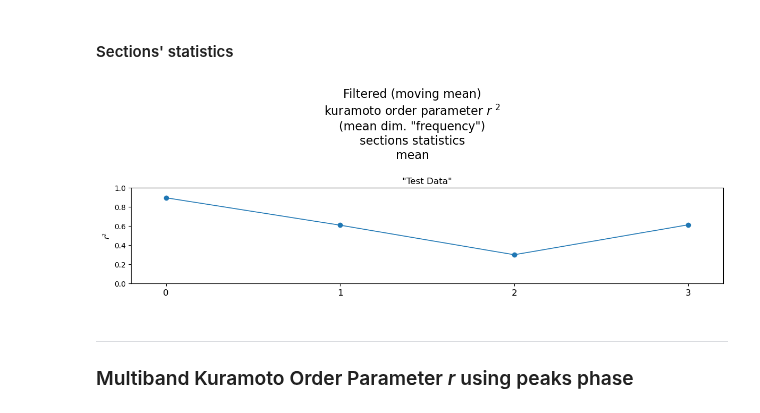
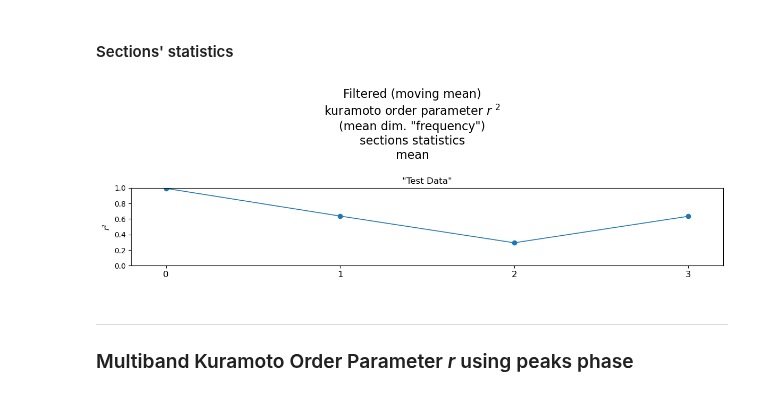
Before and after one commit to juigmend/SynCoord, a Jupyter notebook: docs/Kuramoto_r.ipynb, the cells around one changed output. Drawn from its saved outputs; the diff is of its cells as text; code cells hidden in the pictures.

Commit message:
correct section stats margins

```diff
--- a/docs/Kuramoto_r.ipynb
+++ b/docs/Kuramoto_r.ipynb
@@ -119,17 +119,17 @@ kr_fft_aggr_top.visualise( vscale=1.3, vistype='line', dlattr='1.2' )
 #### Sections' statistics
 # %%
 
-sec_margins = [[0,0.5],[0.5,0.5],[0.5,0.5],[0.5,0]] # <--- sections' margins (seconds)
+sec_margins = [[1,1] for _ in range(4)] # <--- sections' margins (seconds)
 
 kr_fft_aggr_top_stats = sc.ptdata.secstats( kr_fft_aggr_top, margins=sec_margins, last=True )
-kr_fft_aggr_top_stats.visualise( statistics='mean', vscale=1.2 )
+kr_fft_aggr_top_stats.visualise( statistics='mean', vscale=1.1 )
 
 import matplotlib.pyplot as plt
 plt.ylim((0,1))
 plt.xlim((-0.2,3.2))
 plt.xticks((0,1,2,3),('0','1','2','3'),fontsize=12);
 # %% [output]
-[figure, old version]
+[figure, new version]
 # %% [markdown]
 ***
 ### Multiband Kuramoto Order Parameter *r* using peaks phase
```
Also changed, not shown: parts of 2 cells of this notebook.
